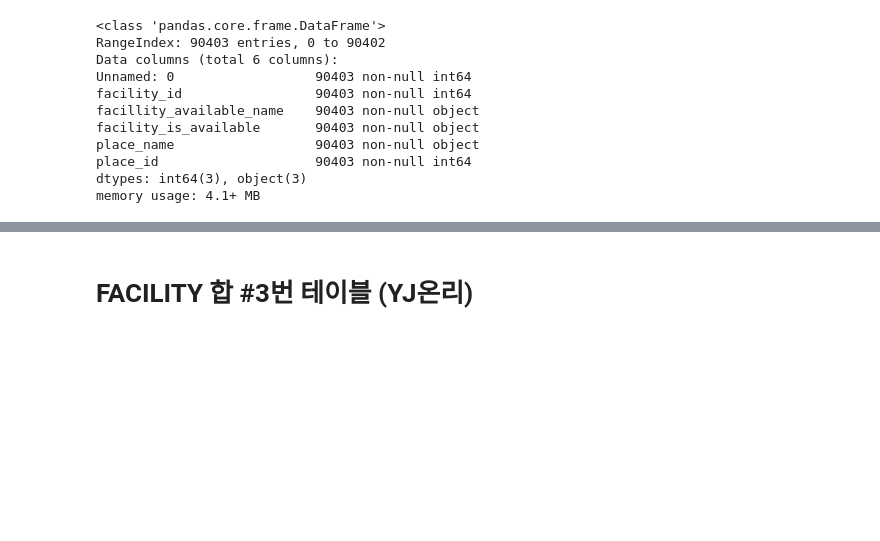
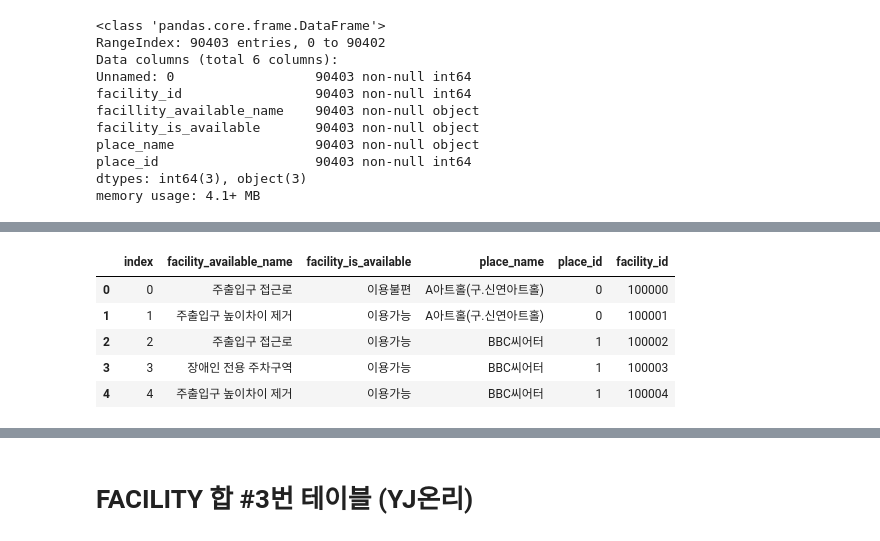
Before and after one commit to BigDataCampus/fresh, a Jupyter notebook: DataMakefile.ipynb, the cells around one changed output, grey strips where cells are left out. Saved outputs shown, nothing was run; the diff lists cells and outputs as text; code cells hidden in the pictures; blank space fills up the shorter version.

```diff
--- a/DataMakefile.ipynb
+++ b/DataMakefile.ipynb
@@ -425,0 +605,2 @@ To retain the current behavior and silence the warning, pass sort=False
+# %%
+zzang_facility = zzang_facility.append(jt_subway_facility,sort=False)
@@ -425,0 +622,2 @@ To retain the current behavior and silence the warning, pass sort=False
+# %%
+zzang_facility.drop('index' , axis=1, inplace=True)
@@ -425,0 +638,2 @@ To retain the current behavior and silence the warning, pass sort=False
+# %%
+zzang_facility.drop('Unnamed: 0' , axis=1, inplace=True)
@@ -425,0 +653,11 @@ To retain the current behavior and silence the warning, pass sort=False
+# %%
+zzang_facility.reset_index(inplace=True)
+# %%
+zzang_facility.head()
+# %% [output]
+|  | index | facility_available_name | facility_is_available | place_name | place_id | facility_id |
+| 0 | 0 | 주출입구 접근로 | 이용불편 | A아트홀(구.신연아트홀) | 0 | 100000 |
+| 1 | 1 | 주출입구 높이차이 제거 | 이용가능 | A아트홀(구.신연아트홀) | 0 | 100001 |
+| 2 | 2 | 주출입구 접근로 | 이용가능 | BBC씨어터 | 1 | 100002 |
+| 3 | 3 | 장애인 전용 주차구역 | 이용가능 | BBC씨어터 | 1 | 100003 |
+| 4 | 4 | 주출입구 높이차이 제거 | 이용가능 | BBC씨어터 | 1 | 100004 |
```
Also changed, not shown: parts of 38 cells of this notebook, 2 other files.
